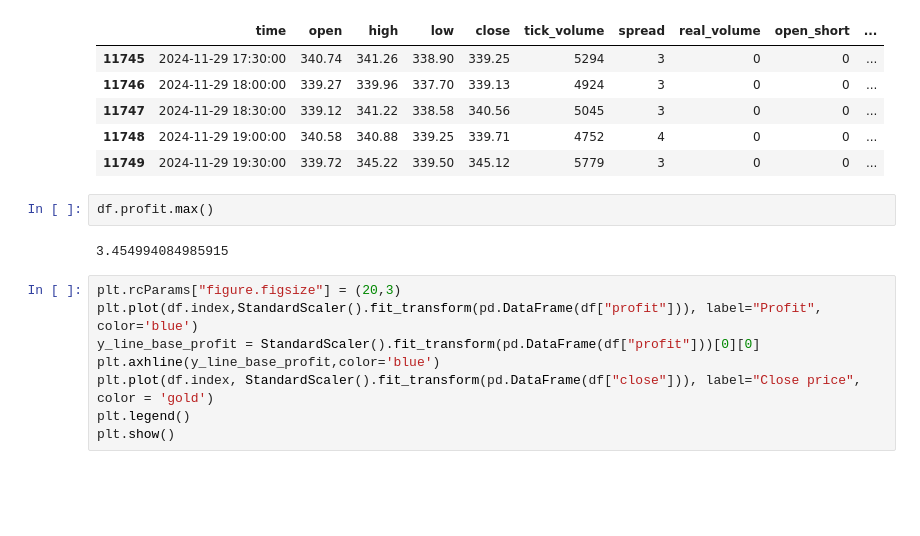
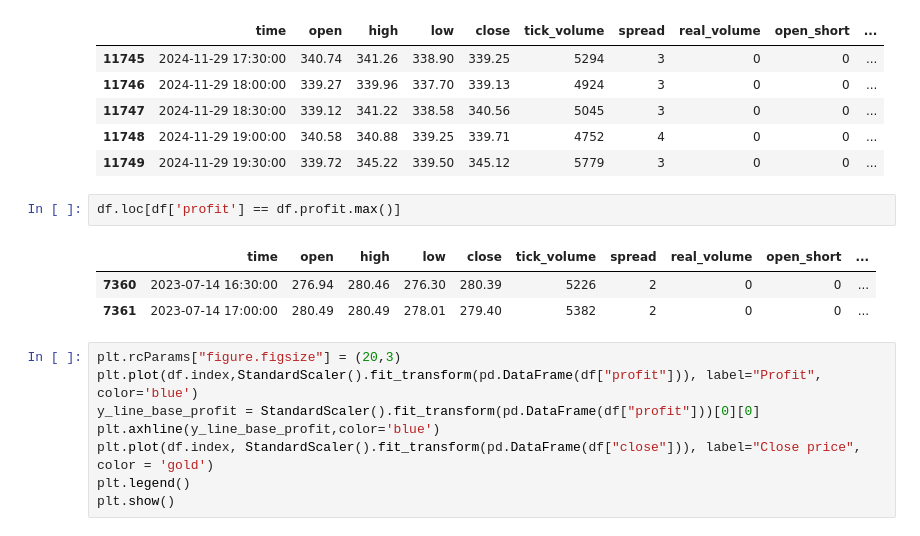
Before and after one commit to kgudalewski/trading, a Jupyter notebook: trading_bot.ipynb, the cells around one changed output. Drawn from its saved outputs; the diff is of its cells as text; blank space fills up the shorter version.

Commit message:
showing records where max profit occurs

```diff
--- a/trading_bot.ipynb
+++ b/trading_bot.ipynb
@@ -367,9 +367,11 @@ df.tail()
 | 11748 | 2024-11-29 19:00:00 | 340.58 | 340.88 | 339.25 | 339.71 | 4752 | 4 | 0 | 0 | ... |
 | 11749 | 2024-11-29 19:30:00 | 339.72 | 345.22 | 339.50 | 345.12 | 5779 | 3 | 0 | 0 | ... |
 # %%
-df.profit.max()
+df.loc[df['profit'] == df.profit.max()]
 # %% [output]
-3.454994084985915
+|  | time | open | high | low | close | tick_volume | spread | real_volume | open_short | ... |
+| 7360 | 2023-07-14 16:30:00 | 276.94 | 280.46 | 276.30 | 280.39 | 5226 | 2 | 0 | 0 | ... |
+| 7361 | 2023-07-14 17:00:00 | 280.49 | 280.49 | 278.01 | 279.40 | 5382 | 2 | 0 | 0 | ... |
 # %%
 plt.rcParams["figure.figsize"] = (20,3)
 plt.plot(df.index,StandardScaler().fit_transform(pd.DataFrame(df["profit"])), label="Profit", color='blue')
```
